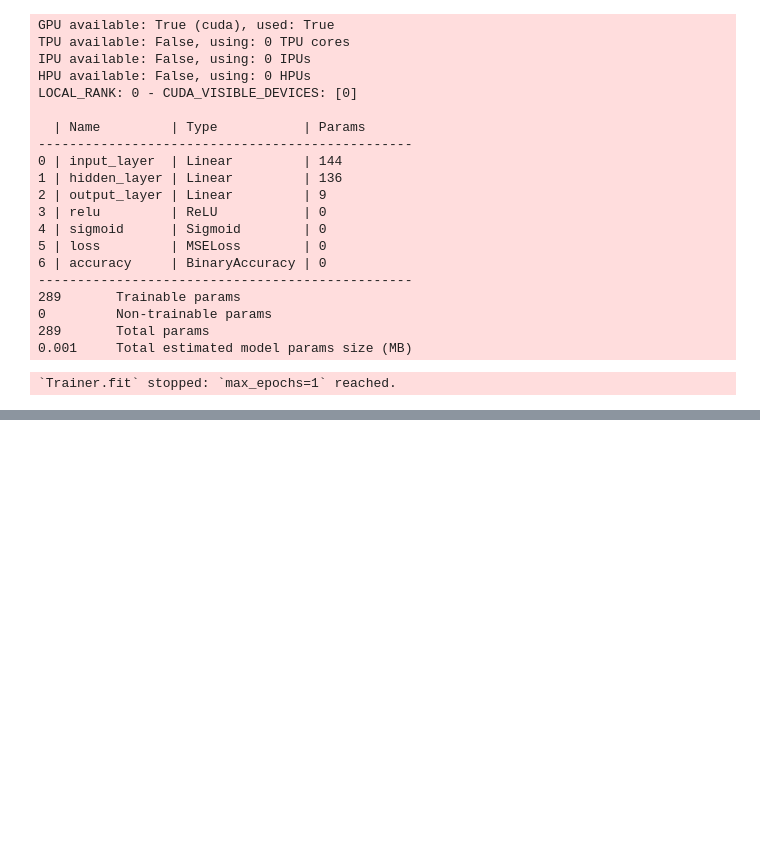
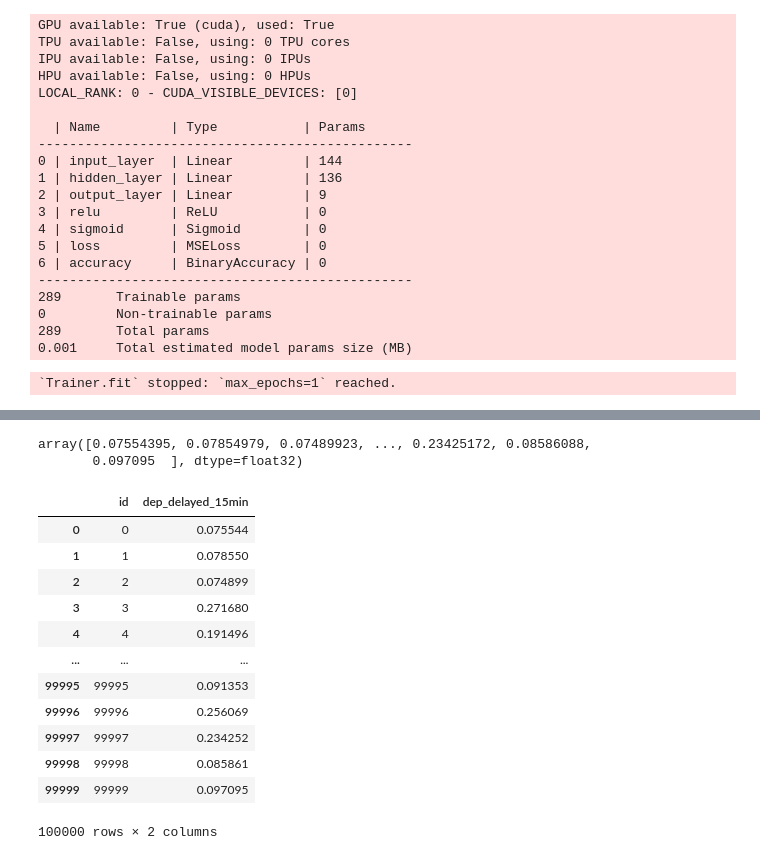
Before and after one commit to cluiverto/mlcourse.ai-Flight-delays, a Jupyter notebook: main.ipynb, the cells around one changed output, grey strips where cells are left out. Cells and saved outputs as stored; diff of their text form; code cells hidden in the pictures; blank space fills up the shorter version.

Commit message:
first full prediction (submission file)

```diff
--- a/main.ipynb
+++ b/main.ipynb
@@ -187,0 +232,3 @@ LOCAL_RANK: 0 - CUDA_VISIBLE_DEVICES: [0]
+# %%
+test = torch.tensor(test, dtype=torch.float32)
+test.shape, type(test)
@@ -188,4 +237,7 @@ LOCAL_RANK: 0 - CUDA_VISIBLE_DEVICES: [0]
+# %%
+test_loader = DataLoader(test)
 # %%
-trainer.predict(model, test_loader)
+y_predicted = trainer.predict(model, test_loader)
+y_predicted
 # %% [output]
 LOCAL_RANK: 0 - CUDA_VISIBLE_DEVICES: [0]
@@ -208,0 +285,26 @@ LOCAL_RANK: 0 - CUDA_VISIBLE_DEVICES: [0]
+# %%
+stacked_0 = torch.stack(y_predicted, dim=0)
+b = stacked_0.numpy()
+c = np.squeeze(b)
+c
+# %% [output]
+array([0.07554395, 0.07854979, 0.07489923, ..., 0.23425172, 0.08586088,
+       0.097095  ], dtype=float32)
+# %%
+sample = pd.read_csv('sample_submission.csv')
+submission = pd.DataFrame({'id': sample['id'], "dep_delayed_15min":c})
+submission
+# %% [output]
+|  | id | dep_delayed_15min |
+| 0 | 0 | 0.075544 |
+| 1 | 1 | 0.078550 |
+| 2 | 2 | 0.074899 |
+| 3 | 3 | 0.271680 |
+| 4 | 4 | 0.191496 |
+| ... | ... | ... |
+| 99995 | 99995 | 0.091353 |
+| 99996 | 99996 | 0.256069 |
+| 99997 | 99997 | 0.234252 |
+| 99998 | 99998 | 0.085861 |
+| 99999 | 99999 | 0.097095 |
+100000 rows × 2 columns
```
Also changed, not shown: parts of 9 cells of this notebook, 6 other files.
